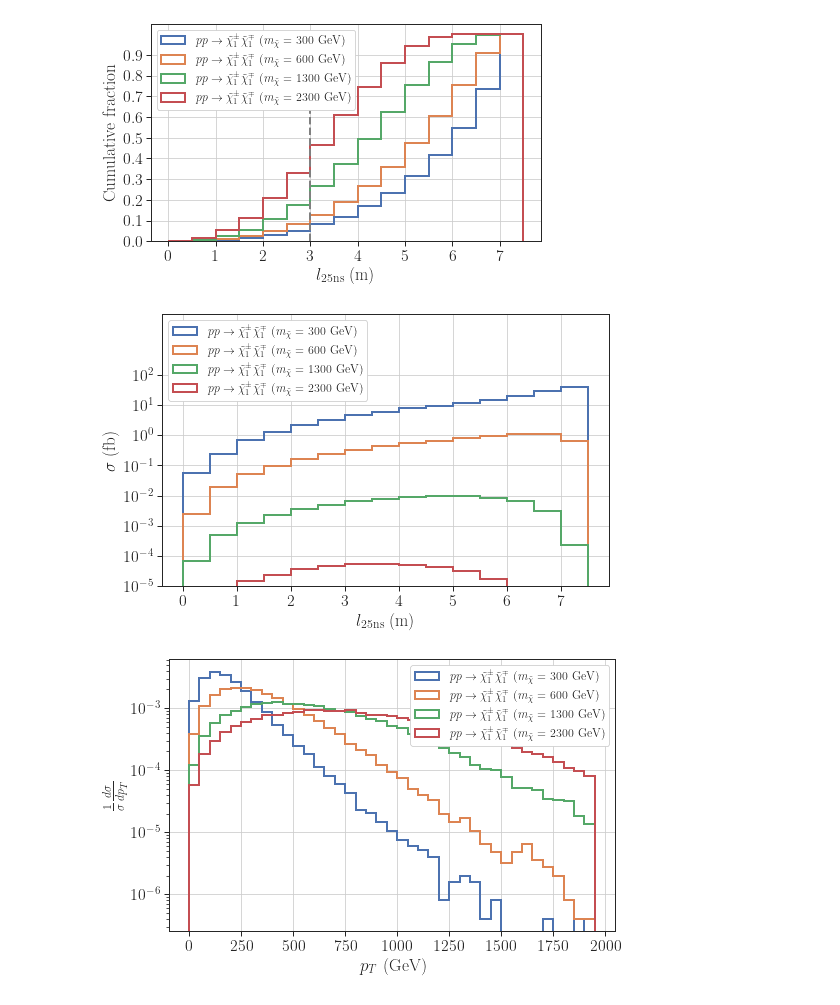
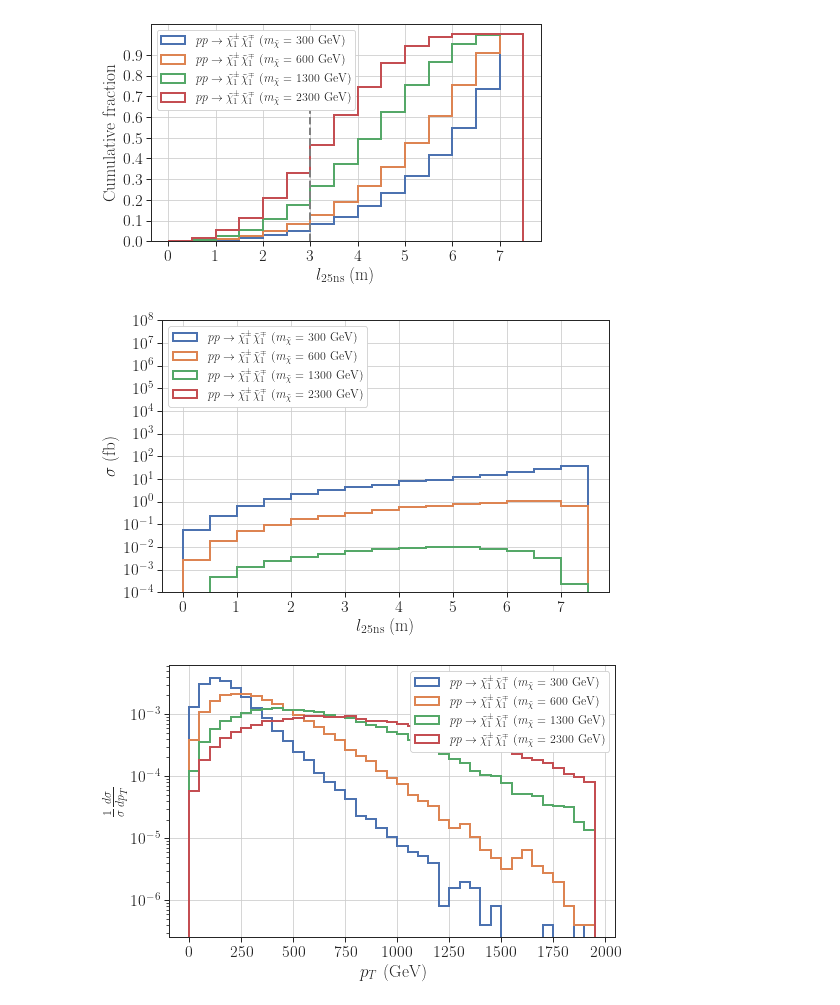
Before and after one commit to andlessa/llpBoost, a Jupyter notebook: plots/plotDists-Chargino.ipynb, the cells around one changed output. Drawn from its saved outputs; the diff is of its cells as text; code cells hidden in the pictures.

```diff
--- a/plots/plotDists-Chargino.ipynb
+++ b/plots/plotDists-Chargino.ipynb
@@ -72,27 +72,27 @@ plt.show()
 # %%
 plt.figure(figsize=(8,5))
 bins=np.arange(0.,8.0,0.5)
 for infoD in infoDict.values():
     c1 = infoD['c1']
     l = np.array(c1.Beta)*3e8*25e-9
     w = np.array(c1.weightList)*1e3
     label = infoD['process']
     label += r' ($m_{\tilde{\chi}}$ = %1.0f GeV)' %infoD['mC1']
     plt.hist(l,bins=bins,weights=w,
              histtype='step',label=label,linewidth=2)
 
 # plt.hist(n1,bins=20,density=True,histtype='step',label=r'$\tilde{\chi}_1^0$',linewidth=2)
 plt.legend(loc='upper left',framealpha=1.0,fontsize=12)
 plt.yscale('log')
-plt.yticks(np.logspace(-5,2,8))
-plt.ylim(1e-5,1e4)
+plt.yticks(np.logspace(-4,8,13))
+plt.ylim(1e-4,1e8)
 plt.xlabel(r'$l_{\rm 25ns}$ (m)')
 plt.ylabel(r'$\sigma$ (fb)')
 # plt.title('Propagation length')
 plt.grid()
 plt.show()
 # %% [output]
-[figure, old version]
+[figure, new version]
 # %%
 plt.figure(figsize=(8,5))
 bins=np.arange(0.,2000.0,50.0)
```
Also changed, not shown: parts of 1 cell of this notebook, 2 other files.
